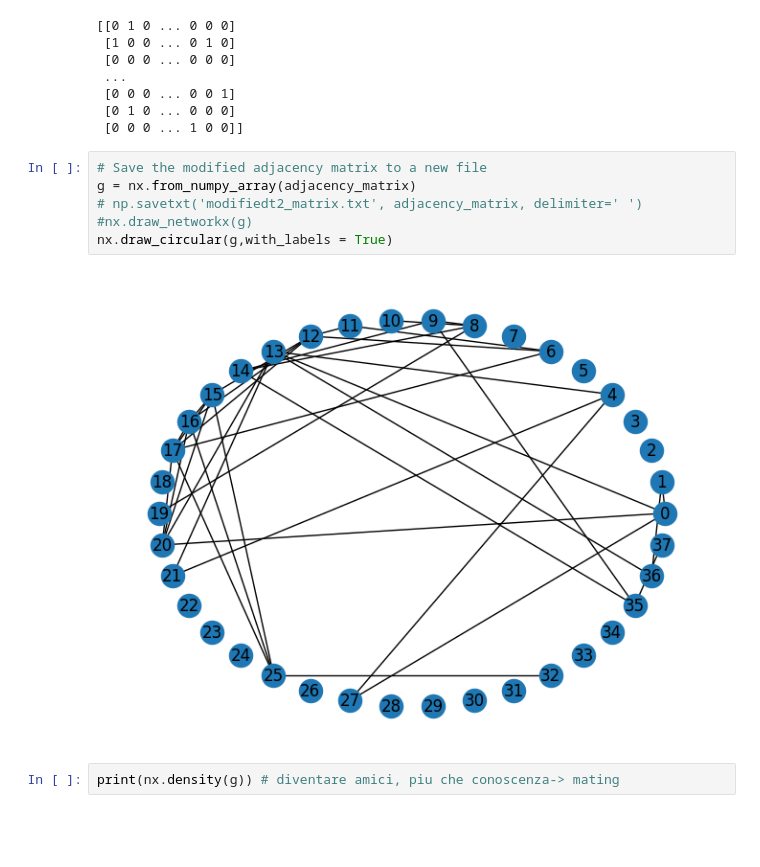
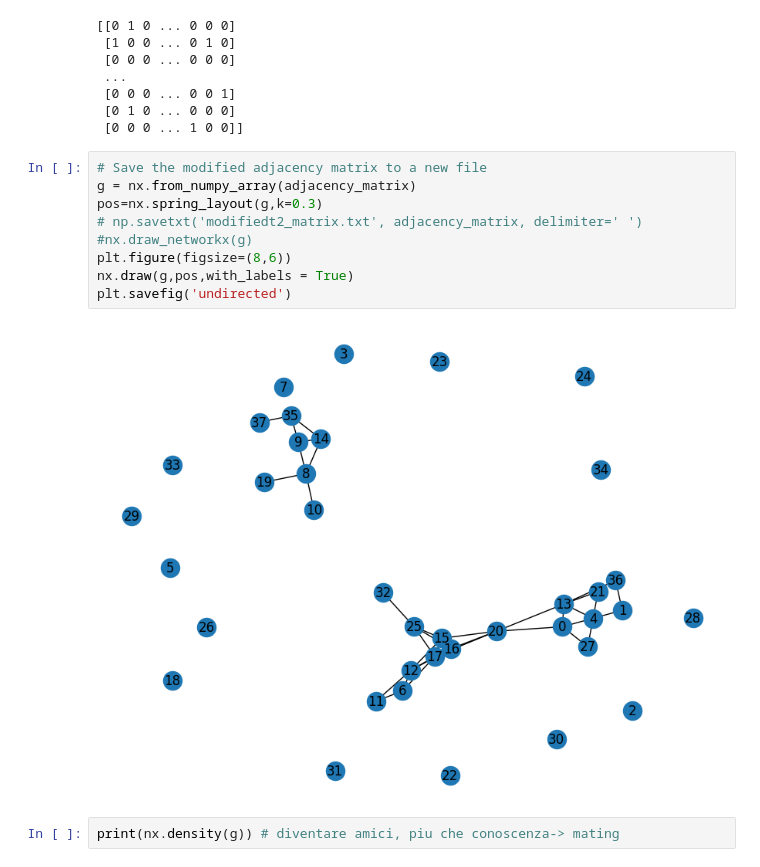
Before and after one commit to MatteoFusconi/Social-Network-Analysis, a Jupyter notebook: UniG.ipynb, the cells around one changed output. Cells and saved outputs as stored; diff of their text form; blank space fills up the shorter version.

```diff
--- a/UniG.ipynb
+++ b/UniG.ipynb
@@ -39,11 +40,14 @@ print(adjacency_matrix)
 # %%
 # Save the modified adjacency matrix to a new file
 g = nx.from_numpy_array(adjacency_matrix)
+pos=nx.spring_layout(g,k=0.3)
 # np.savetxt('modifiedt2_matrix.txt', adjacency_matrix, delimiter=' ')
 #nx.draw_networkx(g)
-nx.draw_circular(g,with_labels = True)
+plt.figure(figsize=(8,6))
+nx.draw(g,pos,with_labels = True)
+plt.savefig('undirected')
 # %% [output]
-[figure, old version]
+[figure, new version]
 # %%
 print(nx.density(g)) # diventare amici, piu che conoscenza-> mating
 # %% [output]
```
Also changed, not shown: parts of 37 cells of this notebook, 5 other files.
